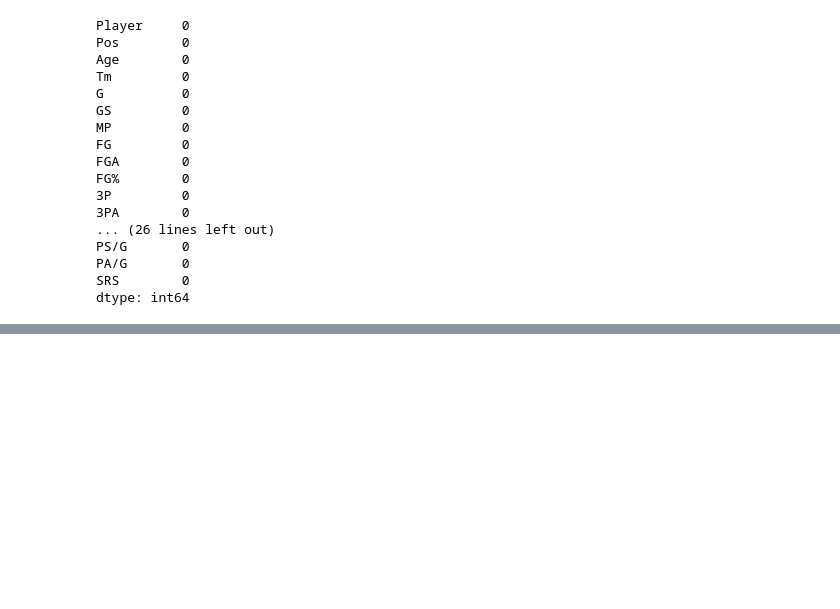
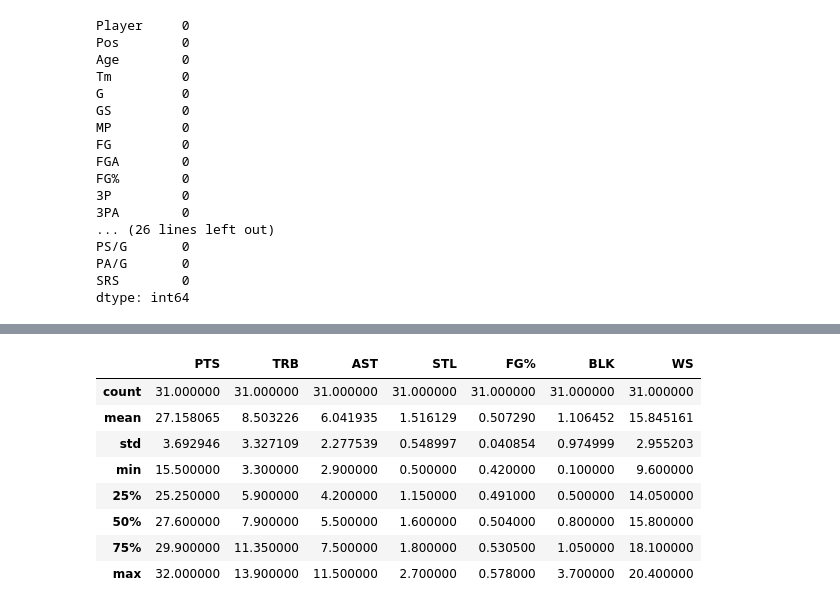
Before and after one commit to ConnorM1205/Final_Project_CS471, a Jupyter notebook: ml.ipynb, the cells around one changed output, grey strips where cells are left out. Saved outputs shown, nothing was run; the diff lists cells and outputs as text; code cells hidden in the pictures; blank space fills up the shorter version.

```diff
--- a/ml.ipynb
+++ b/ml.ipynb
@@ -69,0 +53,12 @@ def rule_based():
+# %%
+mvps2[['PTS', 'TRB', 'AST', 'STL','FG%', 'BLK','WS']].describe()
+# %% [output]
+|  | PTS | TRB | AST | STL | FG% | BLK | WS |
+| count | 31.000000 | 31.000000 | 31.000000 | 31.000000 | 31.000000 | 31.000000 | 31.000000 |
+| mean | 27.158065 | 8.503226 | 6.041935 | 1.516129 | 0.507290 | 1.106452 | 15.845161 |
+| std | 3.692946 | 3.327109 | 2.277539 | 0.548997 | 0.040854 | 0.974999 | 2.955203 |
+| min | 15.500000 | 3.300000 | 2.900000 | 0.500000 | 0.420000 | 0.100000 | 9.600000 |
+| 25% | 25.250000 | 5.900000 | 4.200000 | 1.150000 | 0.491000 | 0.500000 | 14.050000 |
+| 50% | 27.600000 | 7.900000 | 5.500000 | 1.600000 | 0.504000 | 0.800000 | 15.800000 |
+| 75% | 29.900000 | 11.350000 | 7.500000 | 1.800000 | 0.530500 | 1.050000 | 18.100000 |
+| max | 32.000000 | 13.900000 | 11.500000 | 2.700000 | 0.578000 | 3.700000 | 20.400000 |
```
Also changed, not shown: parts of 9 cells of this notebook.
